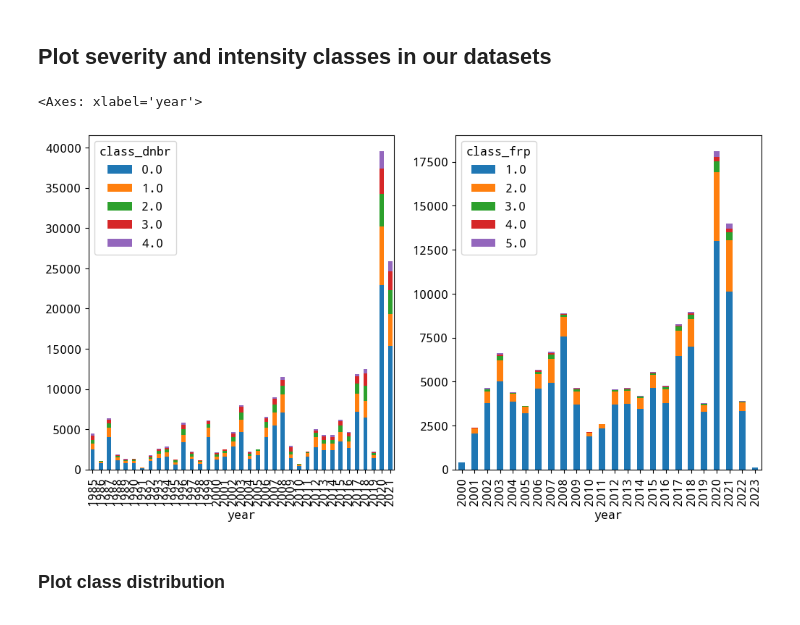
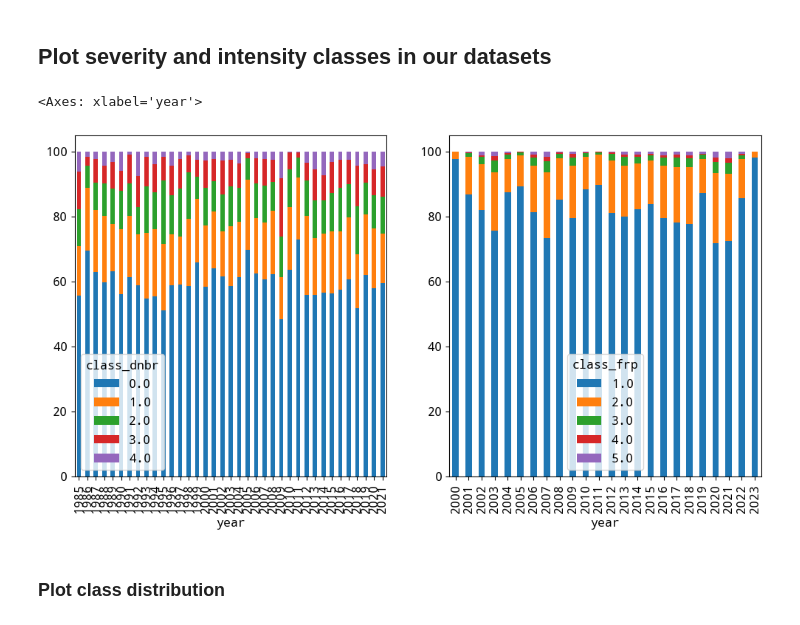
Before and after one commit to echolab-stanford/prescribed_fires, a Jupyter notebook: analysis/relative_risk.ipynb, the cells around one changed output. Drawn from its saved outputs; the diff is of its cells as text; code cells hidden in the pictures.

Commit message:
Update notebooks with new plots

```diff
--- a/analysis/relative_risk.ipynb
+++ b/analysis/relative_risk.ipynb
@@ -107,11 +112,18 @@ raw_dnbr = classify_dnbr(dnbr)
 raw_frp = classify_frp(frp)
 # %%
 fig, ax = plt.subplots(1, 2, figsize=(12, 6))
-dnbr.groupby(["year", "class_dnbr"]).size().unstack().plot(kind="bar", stacked=True, ax=ax[0])
-frp.groupby(["year", "class_frp"]).size().unstack().plot(kind="bar", stacked=True, ax=ax[1])
+# Calculate the percentage for dnbr
+dnbr_counts = dnbr.groupby(["year", "class_dnbr"]).size().unstack()
+dnbr_percent = dnbr_counts.div(dnbr_counts.sum(axis=1), axis=0) * 100
+dnbr_percent.plot(kind="bar", stacked=True, ax=ax[0])
+
+# Calculate the percentage for frp
+frp_counts = frp.groupby(["year", "class_frp"]).size().unstack()
+frp_percent = frp_counts.div(frp_counts.sum(axis=1), axis=0) * 100
+frp_percent.plot(kind="bar", stacked=True, ax=ax[1])
 # %% [output]
 <Axes: xlabel='year'>
-[figure, old version]
+[figure, new version]
 # %% [markdown]
 ### Plot class distribution
 # %%
```
Also changed, not shown: parts of 22 cells of this notebook, 3 other files.
